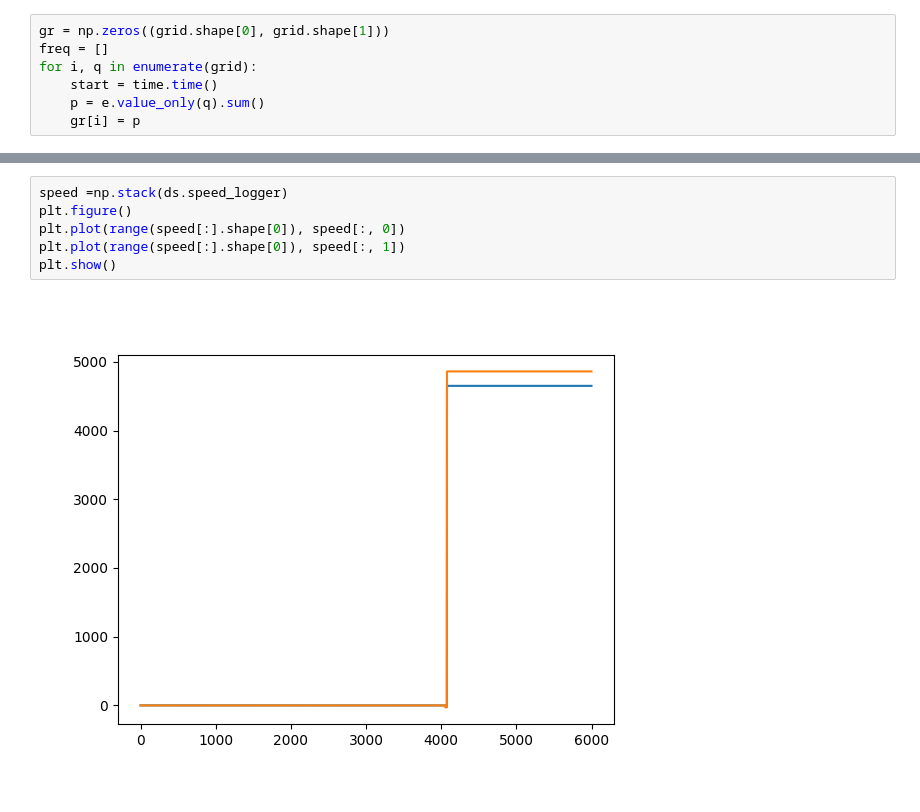
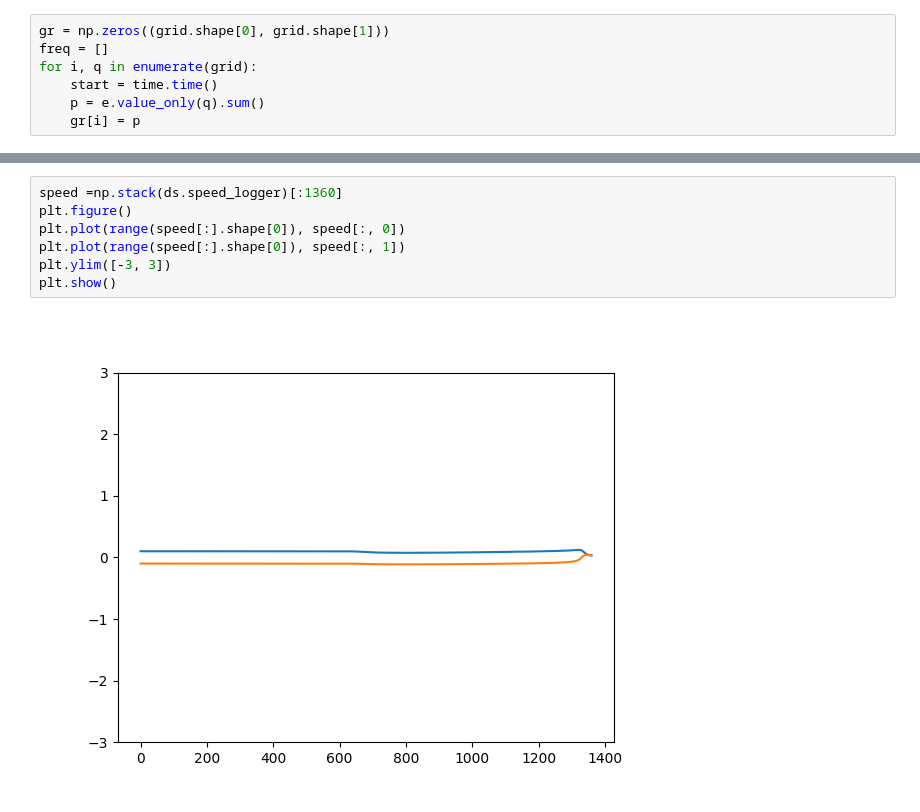
Before and after one commit to Bbosc/GDSOA, a Jupyter notebook: main.ipynb, the cells around one changed output, grey strips where cells are left out. Cells and saved outputs as stored; diff of their text form.

```diff
--- a/main.ipynb
+++ b/main.ipynb
@@ -130,8 +105,9 @@ plt.show()
 # %%
-speed =np.stack(ds.speed_logger)
+speed =np.stack(ds.speed_logger)[:1360]
 plt.figure()
 plt.plot(range(speed[:].shape[0]), speed[:, 0])
 plt.plot(range(speed[:].shape[0]), speed[:, 1])
+plt.ylim([-3, 3])
 plt.show()
 # %% [output]
-[figure, old version]
+[figure, new version]
```
Also changed, not shown: parts of 14 cells of this notebook, 2 other files.
